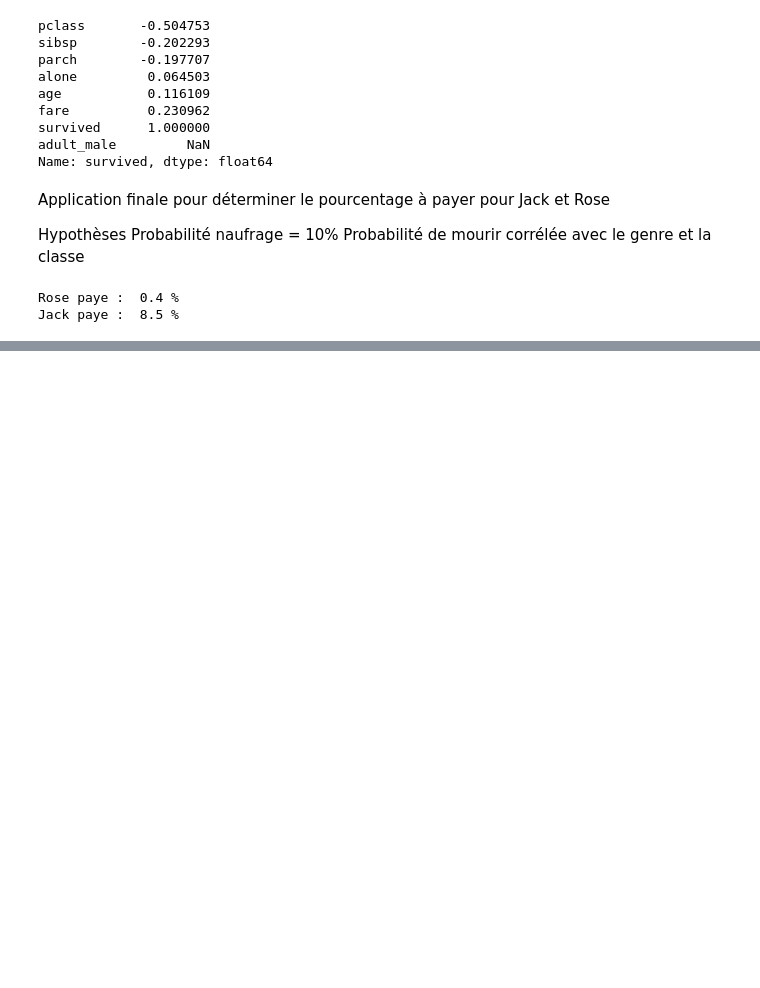
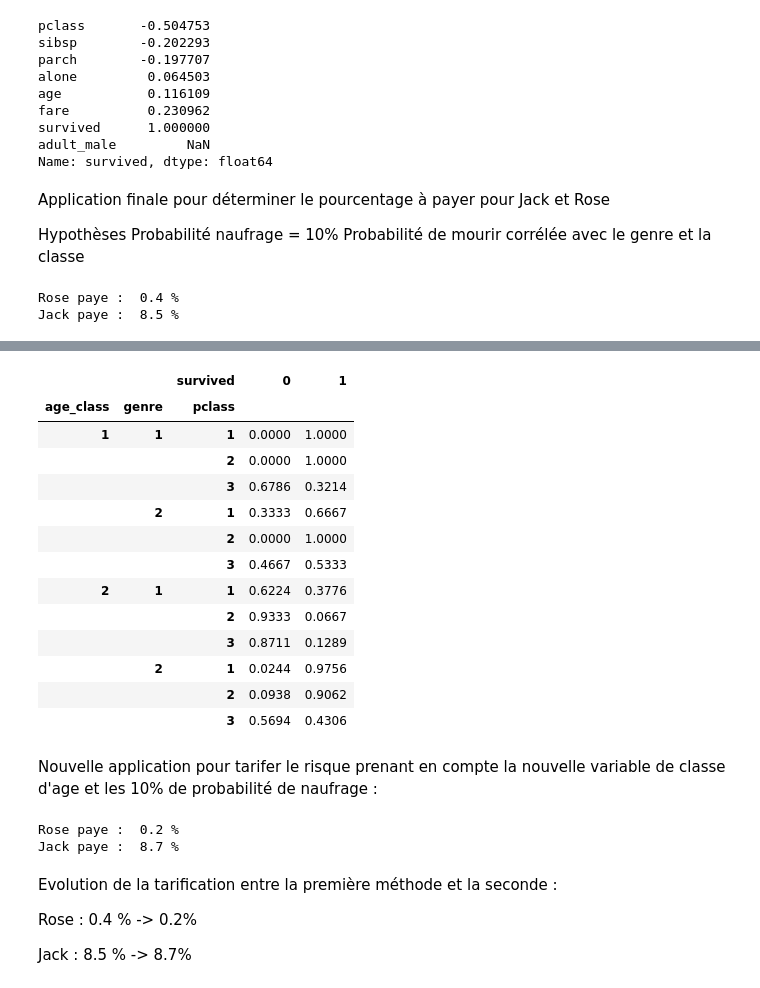
Before and after one commit to Jaketdax/ActuariatVieCNAM, a Jupyter notebook: ACT102 - Titanic - MikeColombet.ipynb, the cells around one changed output, grey strips where cells are left out. Cells and saved outputs as stored; diff of their text form; code cells hidden in the pictures; blank space fills up the shorter version.

```diff
--- a/ACT102 - Titanic - MikeColombet.ipynb
+++ b/ACT102 - Titanic - MikeColombet.ipynb
@@ -362,0 +376,10 @@ A SUIVRE
+# %%
+def age_class(ML_Data):
+    if ML_Data.age <= 15:
+        return 1
+    elif ML_Data.age > 15:
+        return 2
+# %%
+#Création d'un champs "age_class"
+ML_Data['age_class'] = ML_Data.age
+ML_Data.head()
@@ -362,0 +393,3 @@ A SUIVRE
+# %%
+#Application de la fonction age_class : 1 = enfant / 2 = adulte
+ML_Data['age_class'] = ML_Data.apply(age_class, axis=1)
@@ -362,0 +405,46 @@ A SUIVRE
+# %%
+#Tableau récapitulatif en ajoutant la classe d'age comme critère le plus déterminant
+pd.crosstab([ML_Data.age_class,ML_Data.genre,ML_Data.pclass], ML_Data.survived, normalize='index').round(4)
+# %% [output]
+|  |  | survived | 0 | 1 |
+| age_class | genre | pclass |  |  |
+| 1 | 1 | 1 | 0.0000 | 1.0000 |
+|  |  | 2 | 0.0000 | 1.0000 |
+|  |  | 3 | 0.6786 | 0.3214 |
+|  | 2 | 1 | 0.3333 | 0.6667 |
+|  |  | 2 | 0.0000 | 1.0000 |
+|  |  | 3 | 0.4667 | 0.5333 |
+| 2 | 1 | 1 | 0.6224 | 0.3776 |
+|  |  | 2 | 0.9333 | 0.0667 |
+|  |  | 3 | 0.8711 | 0.1289 |
+|  | 2 | 1 | 0.0244 | 0.9756 |
+|  |  | 2 | 0.0938 | 0.9062 |
+|  |  | 3 | 0.5694 | 0.4306 |
+# %% [markdown]
+Nouvelle application pour tarifer le risque prenant en compte la nouvelle variable de classe d'age et les 10% de probabilité de naufrage :
+# %%
+prob_sink = 0.1
+
+rose_pclass = 1
+rose_sex = 2
+rose_ageclass = 2
+
+price_rose = prob_sink * (1 - (ML_Data.survived[(ML_Data['pclass']==rose_pclass) & (ML_Data['genre']==rose_sex) & (ML_Data['age_class']==rose_ageclass)].sum() / ML_Data.survived[(ML_Data['pclass']==rose_pclass) & (ML_Data['genre']==rose_sex) & (ML_Data['age_class']==rose_ageclass)].count()))
+
+jack_pclass = 3
+jack_sex = 1
+jack_ageclass = 2
+
+price_jack = prob_sink * (1 -(ML_Data.survived[(ML_Data['pclass']==jack_pclass) & (ML_Data['genre']==jack_sex) & (ML_Data['age_class']==jack_ageclass)].sum() / ML_Data.survived[(ML_Data['pclass']==jack_pclass) & (ML_Data['genre']==jack_sex) & (ML_Data['age_class']==jack_ageclass)].count()))
+
+print('Rose paye : ', price_rose.round(3)*100, '%')
+print('Jack paye : ', price_jack.round(3)*100, '%')
+# %% [output]
+Rose paye :  0.2 %
+Jack paye :  8.7 %
+# %% [markdown]
+Evolution de la tarification entre la première méthode et la seconde :
+
+Rose :  0.4 % -> 0.2%
+
+Jack :  8.5 % -> 8.7%
```
Also changed, not shown: parts of 45 cells of this notebook.
